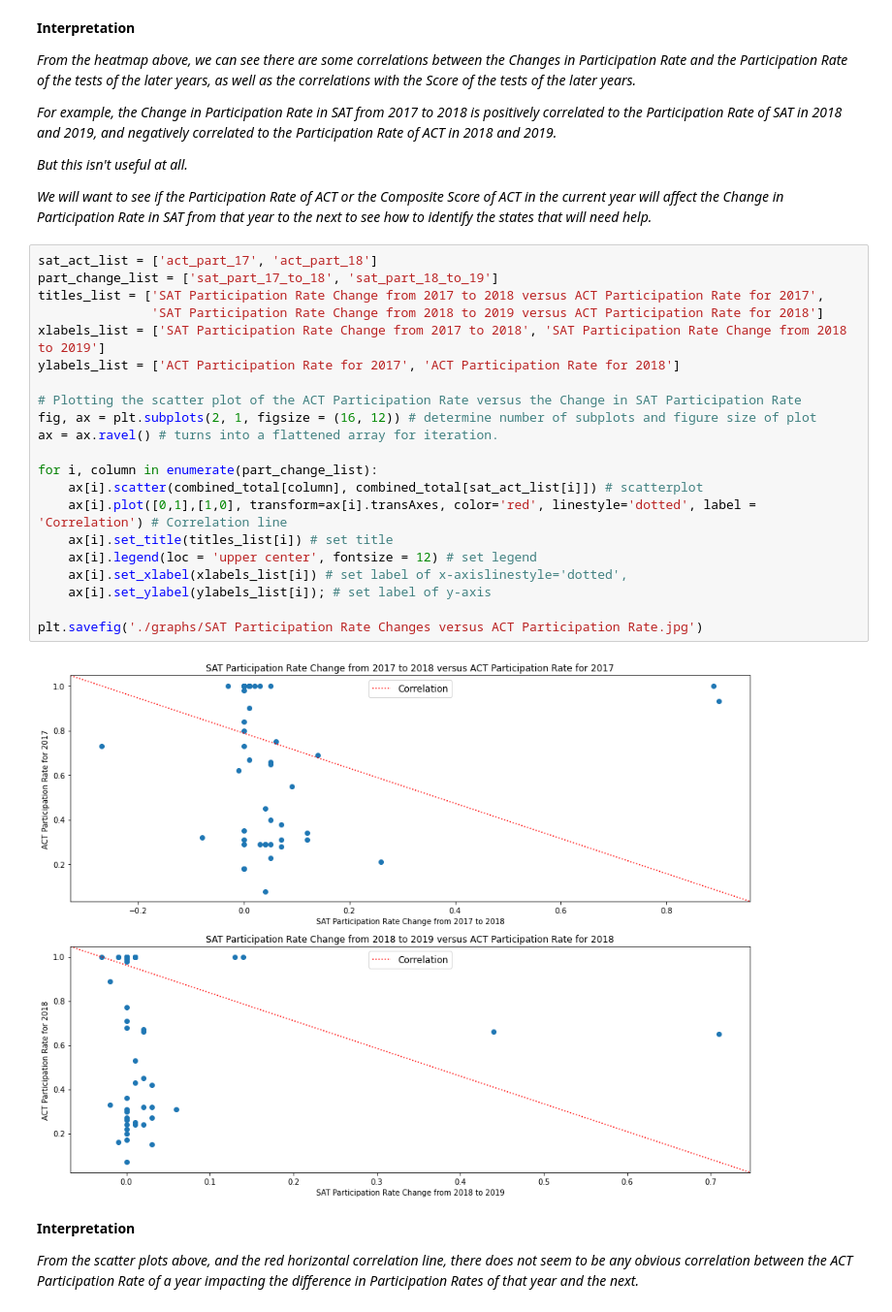
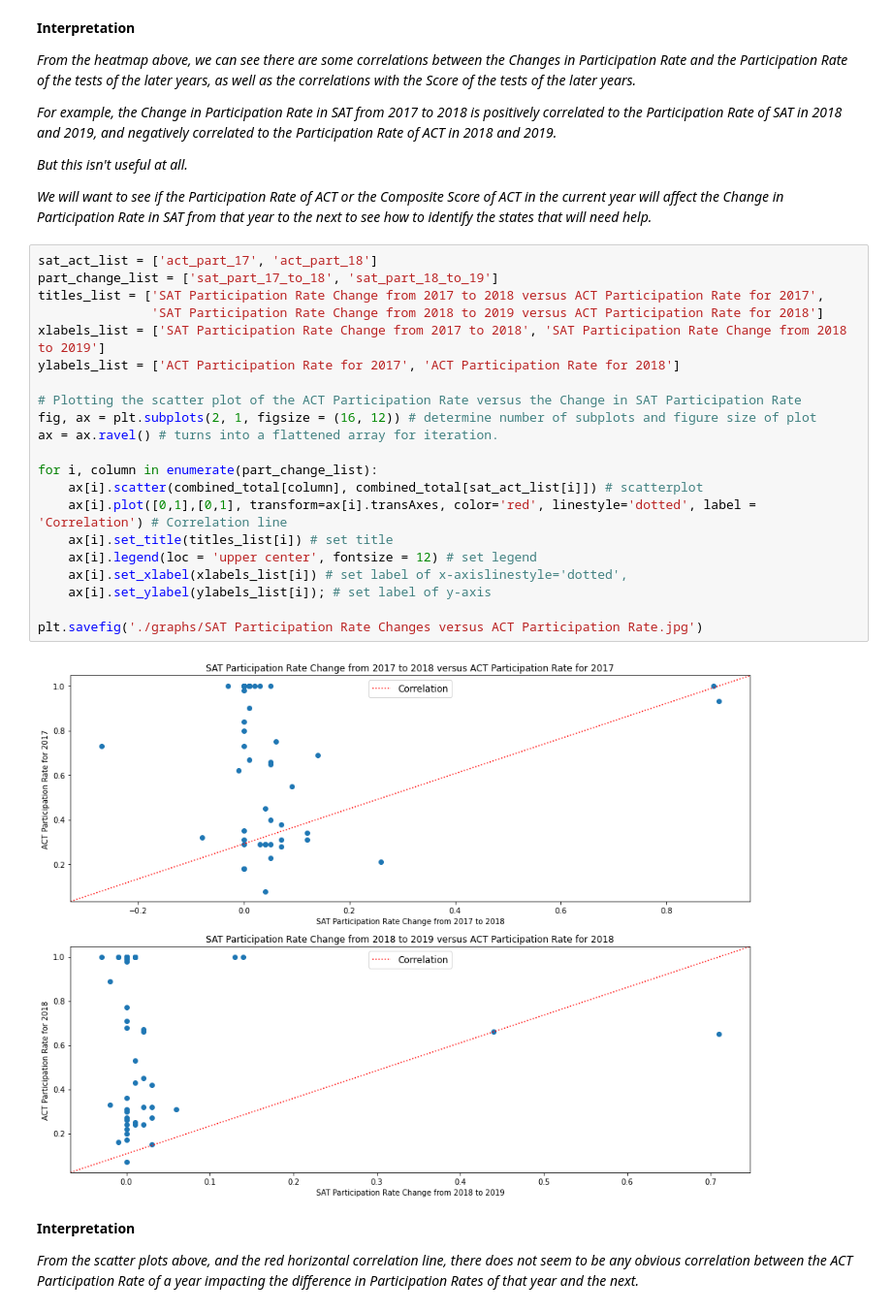
Before and after one commit to Yongfahaik/GA_projects, a Jupyter notebook: project_1/project_1_improving_sat_participation.ipynb, the cells around one changed output. Shown at 97% size. Drawn from its saved outputs; the diff is of its cells as text.

```diff
--- a/project_1/project_1_improving_sat_participation.ipynb
+++ b/project_1/project_1_improving_sat_participation.ipynb
@@ -1534,26 +1538,26 @@ sns.heatmap(corr, cmap=colorsintheheatmap, mask = mask, annot = True); # heatmap
 # %%
 sat_act_list = ['act_part_17', 'act_part_18']
 part_change_list = ['sat_part_17_to_18', 'sat_part_18_to_19']
 titles_list = ['SAT Participation Rate Change from 2017 to 2018 versus ACT Participation Rate for 2017',
                'SAT Participation Rate Change from 2018 to 2019 versus ACT Participation Rate for 2018']
 xlabels_list = ['SAT Participation Rate Change from 2017 to 2018', 'SAT Participation Rate Change from 2018 to 2019']
 ylabels_list = ['ACT Participation Rate for 2017', 'ACT Participation Rate for 2018']
 
 # Plotting the scatter plot of the ACT Participation Rate versus the Change in SAT Participation Rate
 fig, ax = plt.subplots(2, 1, figsize = (16, 12)) # determine number of subplots and figure size of plot
 ax = ax.ravel() # turns into a flattened array for iteration.
 
 for i, column in enumerate(part_change_list):
     ax[i].scatter(combined_total[column], combined_total[sat_act_list[i]]) # scatterplot
-    ax[i].plot([0,1],[1,0], transform=ax[i].transAxes, color='red', linestyle='dotted', label = 'Correlation') # Correlation line
+    ax[i].plot([0,1],[0,1], transform=ax[i].transAxes, color='red', linestyle='dotted', label = 'Correlation') # Correlation line
     ax[i].set_title(titles_list[i]) # set title
     ax[i].legend(loc = 'upper center', fontsize = 12) # set legend
     ax[i].set_xlabel(xlabels_list[i]) # set label of x-axislinestyle='dotted',
     ax[i].set_ylabel(ylabels_list[i]); # set label of y-axis
 
 plt.savefig('./graphs/SAT Participation Rate Changes versus ACT Participation Rate.jpg')
 # %% [output]
-[figure, old version]
+[figure, new version]
 # %% [markdown]
 **Interpretation**
 
```
Also changed, not shown: parts of 6 cells of this notebook, 4 other files.
